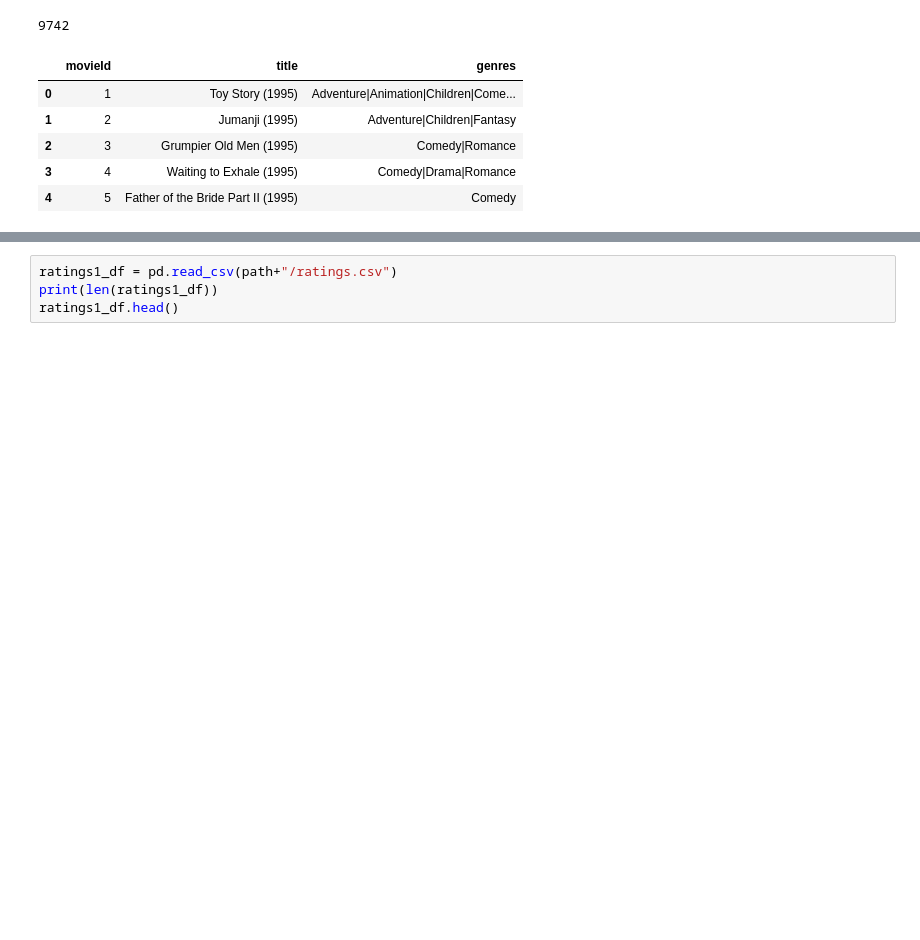
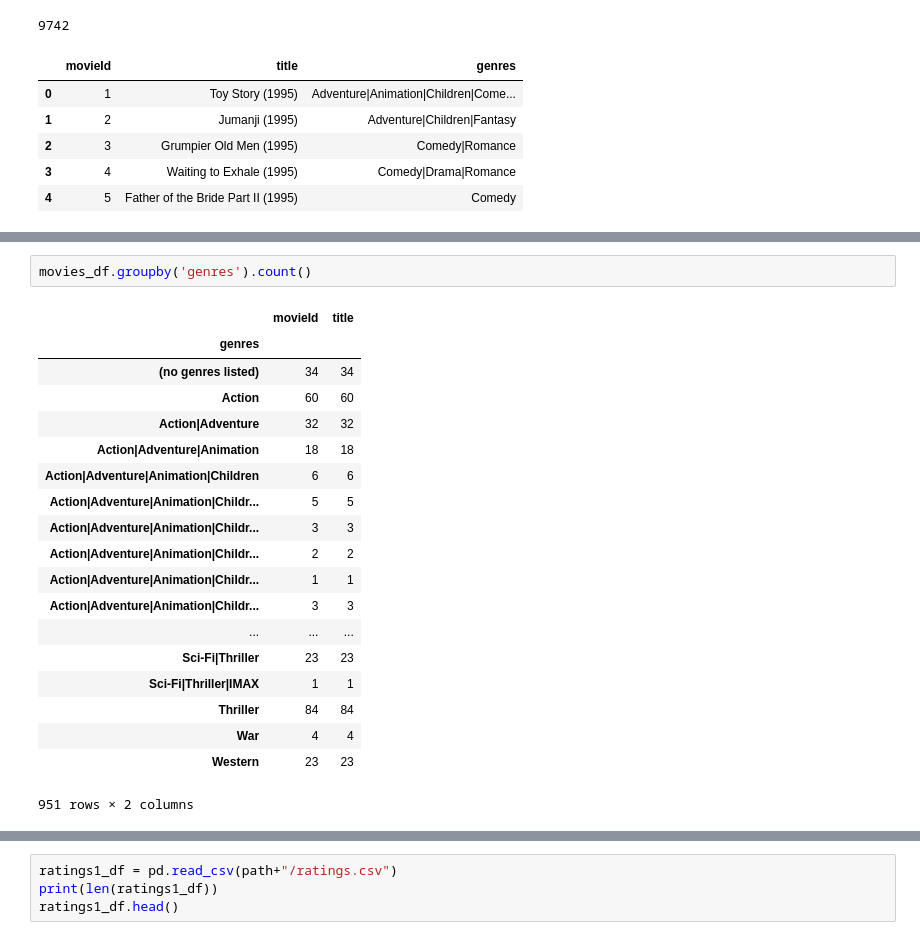
Before and after one commit to Mzibecchi/diplodatos2019, a Jupyter notebook: No Supervisado/movielens_mzibecchi.ipynb, the cells around one changed output, grey strips where cells are left out. Saved outputs shown, nothing was run; the diff lists cells and outputs as text; blank space fills up the shorter version.

```diff
--- a/No Supervisado/movielens_mzibecchi.ipynb
+++ b/No Supervisado/movielens_mzibecchi.ipynb
@@ -47,0 +99,22 @@ movies_df.head()
+# %%
+movies_df.groupby('genres').count()
+# %% [output]
+|  | movieId | title |
+| genres |  |  |
+| (no genres listed) | 34 | 34 |
+| Action | 60 | 60 |
+| Action|Adventure | 32 | 32 |
+| Action|Adventure|Animation | 18 | 18 |
+| Action|Adventure|Animation|Children | 6 | 6 |
+| Action|Adventure|Animation|Childr... | 5 | 5 |
+| Action|Adventure|Animation|Childr... | 3 | 3 |
+| Action|Adventure|Animation|Childr... | 2 | 2 |
+| Action|Adventure|Animation|Childr... | 1 | 1 |
+| Action|Adventure|Animation|Childr... | 3 | 3 |
+| ... | ... | ... |
+| Sci-Fi|Thriller | 23 | 23 |
+| Sci-Fi|Thriller|IMAX | 1 | 1 |
+| Thriller | 84 | 84 |
+| War | 4 | 4 |
+| Western | 23 | 23 |
+951 rows × 2 columns
```
Also changed, not shown: parts of 22 cells of this notebook.
